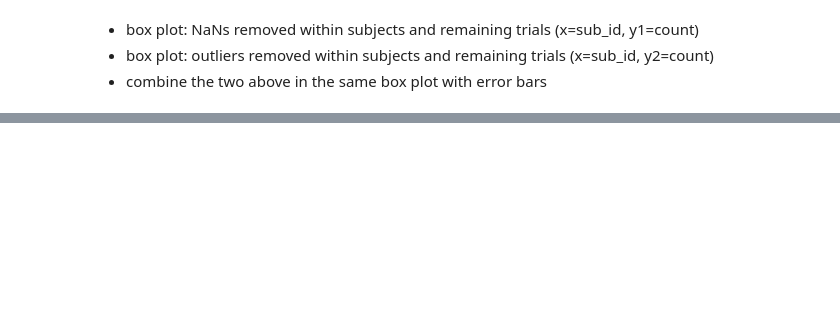
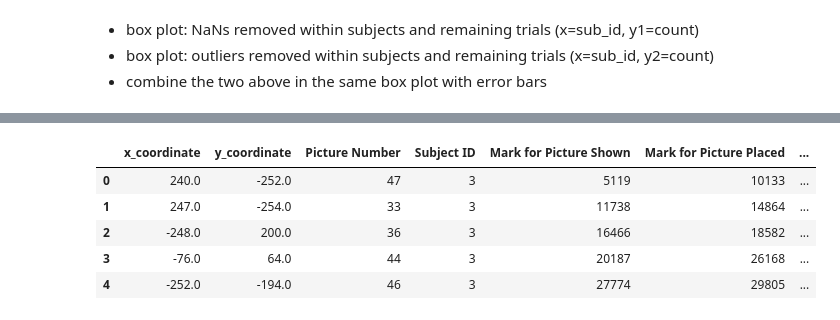
Before and after one commit to faering/master-project, a Jupyter notebook: exploratory_analysis.ipynb, the cells around one changed output, grey strips where cells are left out. Saved outputs shown, nothing was run; the diff lists cells and outputs as text; code cells hidden in the pictures; blank space fills up the shorter version.

```diff
--- a/exploratory_analysis.ipynb
+++ b/exploratory_analysis.ipynb
@@ -517,3 +711,21 @@ Falling back to using screens root_visual.
+# %%
+import neuropsy as npsy
+import matplotlib.pyplot as plt
+import numpy as np
+
+path = '/mnt/c/Users/matti/OneDrive/Education/SDC/Master Thesis/master-project/data/preprocessed'
+subject_id = '03'
+
+data = npsy.DataHandler(path=path, subject_id=subject_id, exp_phase=2, fs=512, verbose=False)
+data.load(load_saved=True, postfix='preprocessed', load_exp=True, load_chan=False, load_ieeg=False, load_targets=True)
+data.df_exp.head()
+# %% [output]
+|  | x_coordinate | y_coordinate | Picture Number | Subject ID | Mark for Picture Shown | Mark for Picture Placed | ... |
+| 0 | 240.0 | -252.0 | 47 | 3 | 5119 | 10133 | ... |
+| 1 | 247.0 | -254.0 | 33 | 3 | 11738 | 14864 | ... |
+| 2 | -248.0 | 200.0 | 36 | 3 | 16466 | 18582 | ... |
+| 3 | -76.0 | 64.0 | 44 | 3 | 20187 | 26168 | ... |
+| 4 | -252.0 | -194.0 | 46 | 3 | 27774 | 29805 | ... |
 # %%
 # import numpy as np
 %matplotlib Qt5
```
Also changed, not shown: parts of 16 cells of this notebook, 5 other files.
